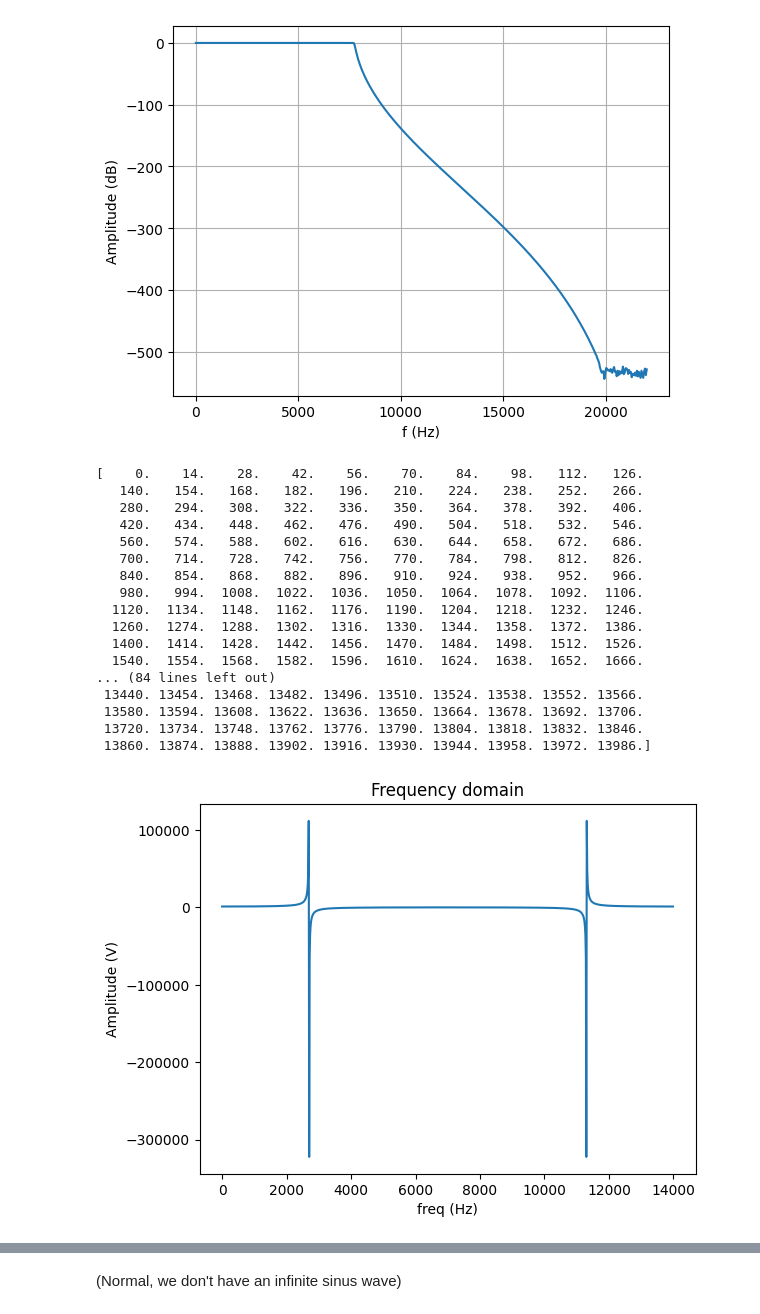
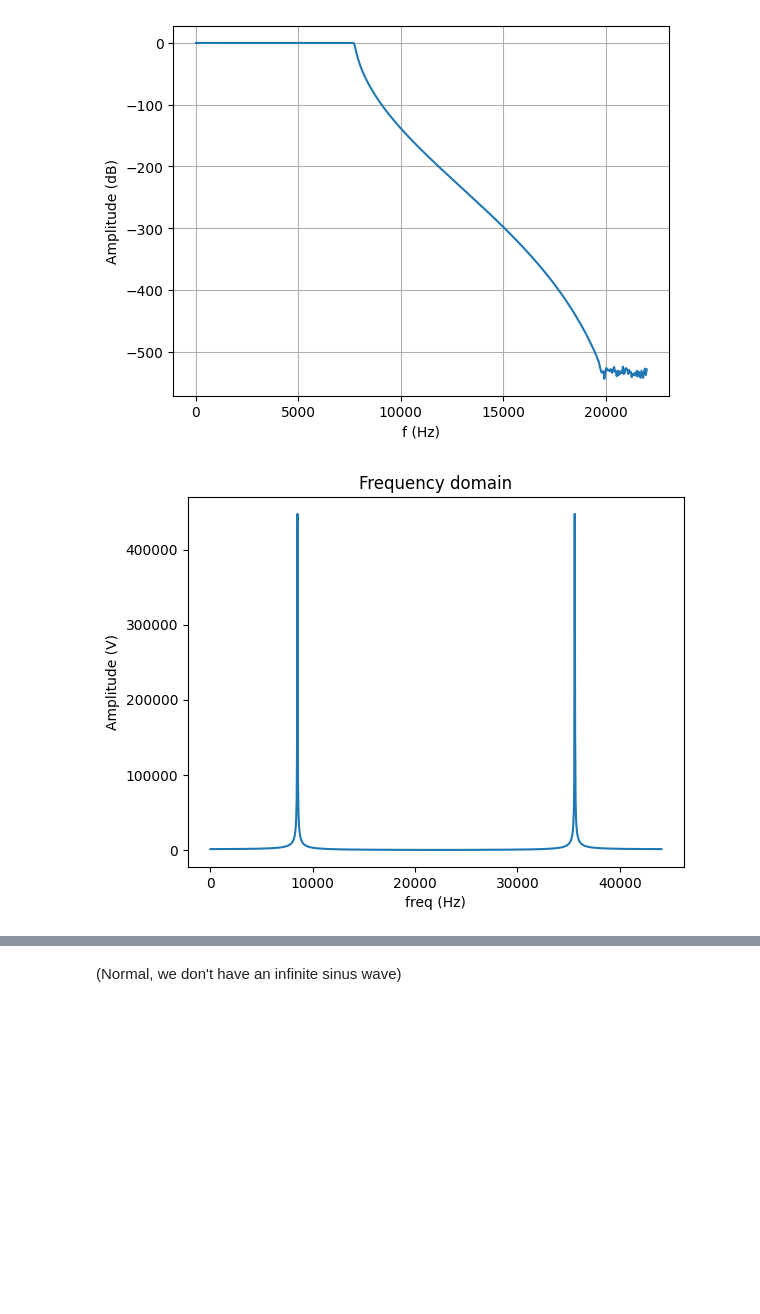
Before and after one commit to PizzaManStarted/projet_signal, a Jupyter notebook: code.ipynb, the cells around one changed output, grey strips where cells are left out. Drawn from its saved outputs; the diff is of its cells as text; code cells hidden in the pictures; blank space fills up the shorter version.

```diff
--- a/code.ipynb
+++ b/code.ipynb
@@ -298,52 +298,35 @@ plot_filter(B_cheby, A_cheby, 44100)
 # %%
 t, sin_samples = create_sine_wave(8500, 1000, 44100, 1000)
 t, sin_samples2 = create_sine_wave(7500, 20, 44100, 1000)
 
 
 #sin_samples = sin_samples + sin_samples2
 #plot_sin(t, sin_samples)
 #plot_sin(t, 20 * np.log10(np.abs(sin_samples)))
 
 def plot_freq_domain(data, multiple_list: bool = False, labels = [], Fs=44100):
     N_data = len(data[0]) if multiple_list else len(data)
     fstep = 44100 / N_data
 
     f = np.linspace(0, (N_data - 1) * fstep, N_data)
-    print(f)
+    #print(f)
 
     datas_freq = []
     if multiple_list:
         for data_l in data:
-            datas_freq.append(np.fft.fft(data_l))
+            datas_freq.append(np.abs(np.fft.fft(data_l)))
     else:
-        datas_freq = [np.fft.fft(data)]
+        datas_freq = [np.abs(np.fft.fft(data))]
 
     simple_plot(datas_freq, f, "Frequency domain", "freq (Hz)", "Amplitude (V)", labels=labels)
 
 
 plot_freq_domain(sin_samples)
 # plt.plot(sin_samples)
 # plt.plot(lfilter(B_cheby, A_cheby, sin_samples))
 #plt.plot(lfilter(B_caueur, A_caueur, sin_samples))
 # %% [output]
-[    0.    14.    28.    42.    56.    70.    84.    98.   112.   126.
-   140.   154.   168.   182.   196.   210.   224.   238.   252.   266.
-   280.   294.   308.   322.   336.   350.   364.   378.   392.   406.
-   420.   434.   448.   462.   476.   490.   504.   518.   532.   546.
-   560.   574.   588.   602.   616.   630.   644.   658.   672.   686.
-   700.   714.   728.   742.   756.   770.   784.   798.   812.   826.
-   840.   854.   868.   882.   896.   910.   924.   938.   952.   966.
-   980.   994.  1008.  1022.  1036.  1050.  1064.  1078.  1092.  1106.
-  1120.  1134.  1148.  1162.  1176.  1190.  1204.  1218.  1232.  1246.
-  1260.  1274.  1288.  1302.  1316.  1330.  1344.  1358.  1372.  1386.
-  1400.  1414.  1428.  1442.  1456.  1470.  1484.  1498.  1512.  1526.
-  1540.  1554.  1568.  1582.  1596.  1610.  1624.  1638.  1652.  1666.
-... (84 lines left out)
- 13440. 13454. 13468. 13482. 13496. 13510. 13524. 13538. 13552. 13566.
- 13580. 13594. 13608. 13622. 13636. 13650. 13664. 13678. 13692. 13706.
- 13720. 13734. 13748. 13762. 13776. 13790. 13804. 13818. 13832. 13846.
- 13860. 13874. 13888. 13902. 13916. 13930. 13944. 13958. 13972. 13986.]
-[figure, old version]
+[figure, new version]
 # %%
 # Let's apply the filter to our function
 
```
Also changed, not shown: parts of 2 cells of this notebook.
